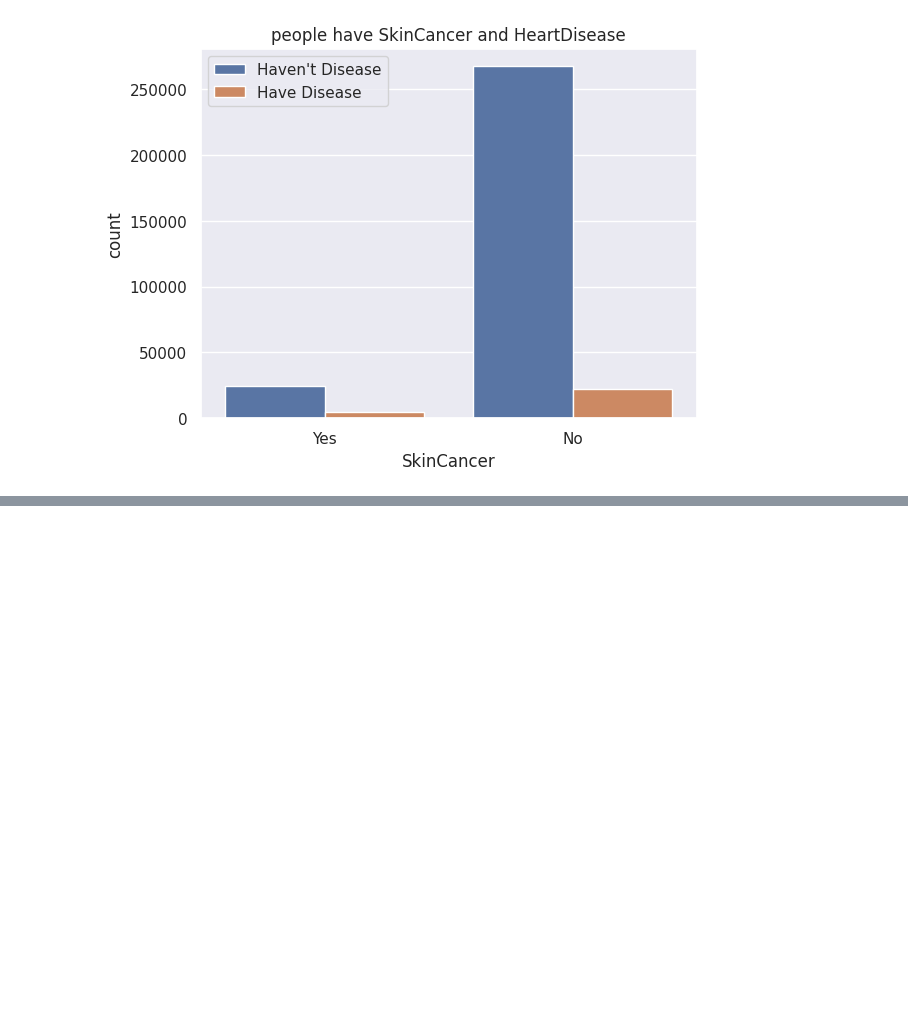
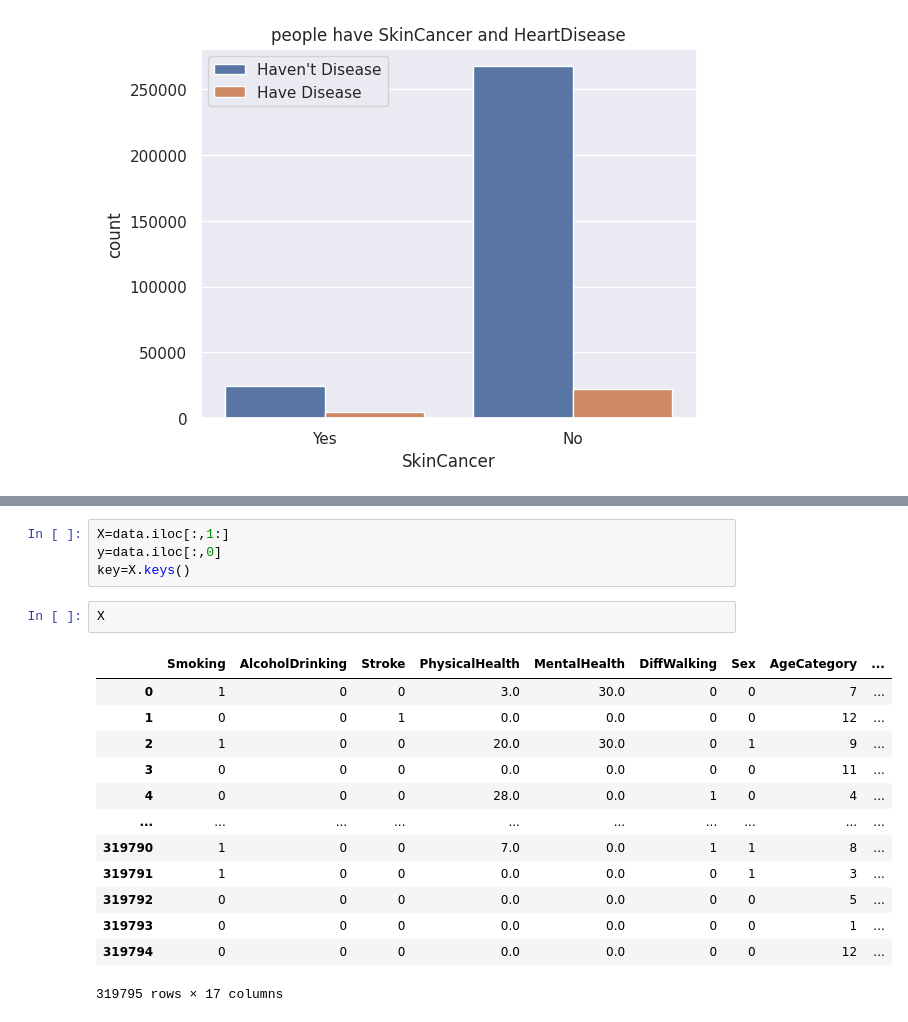
Before and after one commit to abo7adeed/Data_Science_Project, a Jupyter notebook: heart-diseases.ipynb, the cells around one changed output, grey strips where cells are left out. Cells and saved outputs as stored; diff of their text form; blank space fills up the shorter version.

```diff
--- a/heart-diseases.ipynb
+++ b/heart-diseases.ipynb
@@ -503,0 +638,20 @@ plt.legend(["Haven't Disease", "Have Disease"])
+# %%
+X=data.iloc[:,1:]
+y=data.iloc[:,0]
+key=X.keys()
+# %%
+X
+# %% [output]
+|  | Smoking | AlcoholDrinking | Stroke | PhysicalHealth | MentalHealth | DiffWalking | Sex | AgeCategory | ... |
+| 0 | 1 | 0 | 0 | 3.0 | 30.0 | 0 | 0 | 7 | ... |
+| 1 | 0 | 0 | 1 | 0.0 | 0.0 | 0 | 0 | 12 | ... |
+| 2 | 1 | 0 | 0 | 20.0 | 30.0 | 0 | 1 | 9 | ... |
+| 3 | 0 | 0 | 0 | 0.0 | 0.0 | 0 | 0 | 11 | ... |
+| 4 | 0 | 0 | 0 | 28.0 | 0.0 | 1 | 0 | 4 | ... |
+| ... | ... | ... | ... | ... | ... | ... | ... | ... | ... |
+| 319790 | 1 | 0 | 0 | 7.0 | 0.0 | 1 | 1 | 8 | ... |
+| 319791 | 1 | 0 | 0 | 0.0 | 0.0 | 0 | 1 | 3 | ... |
+| 319792 | 0 | 0 | 0 | 0.0 | 0.0 | 0 | 0 | 5 | ... |
+| 319793 | 0 | 0 | 0 | 0.0 | 0.0 | 0 | 0 | 1 | ... |
+| 319794 | 0 | 0 | 0 | 0.0 | 0.0 | 0 | 0 | 12 | ... |
+319795 rows × 17 columns
```
Also changed, not shown: parts of 19 cells of this notebook.
